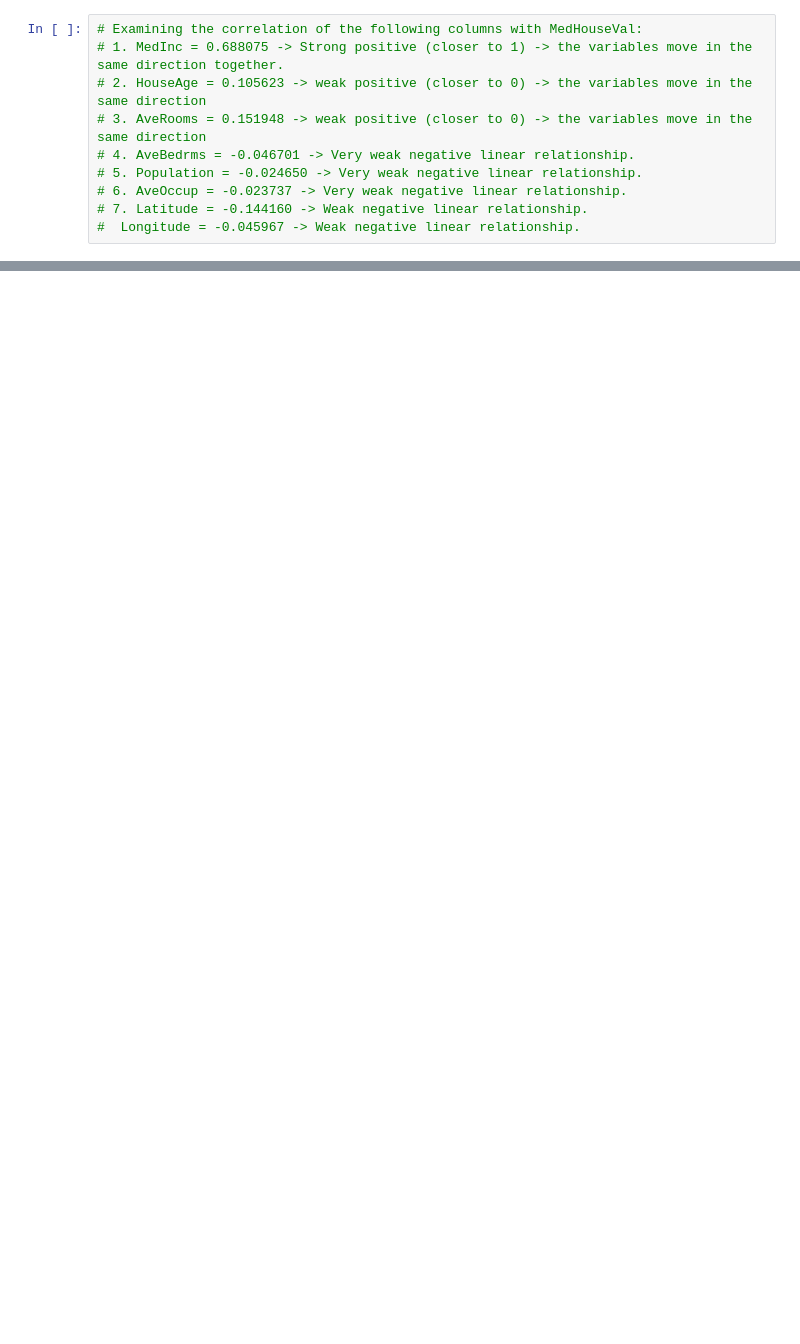
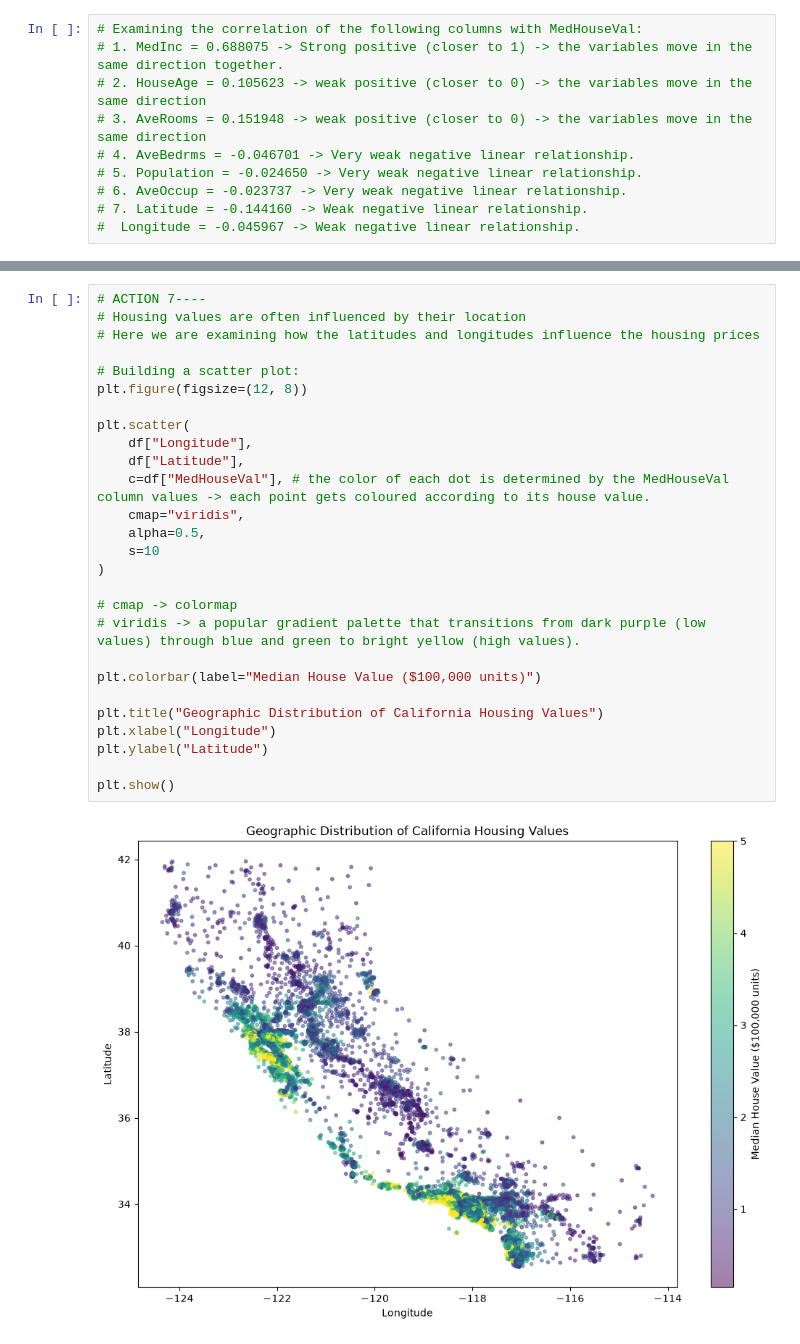
Before and after one commit to aaliya0704/House-Price-Predictor, a Jupyter notebook: house_price_predictor.ipynb, the cells around one changed output, grey strips where cells are left out. Saved outputs shown, nothing was run; the diff lists cells and outputs as text; blank space fills up the shorter version.

```diff
--- a/house_price_predictor.ipynb
+++ b/house_price_predictor.ipynb
@@ -306,0 +335,29 @@ correlation_matrix
+# %%
+# ACTION 7----
+# Housing values are often influenced by their location
+# Here we are examining how the latitudes and longitudes influence the housing prices
+
+# Building a scatter plot:
+plt.figure(figsize=(12, 8))
+
+plt.scatter(
+    df["Longitude"],
+    df["Latitude"],
+    c=df["MedHouseVal"], # the color of each dot is determined by the MedHouseVal column values -> each point gets coloured according to its house value.
+    cmap="viridis",
+    alpha=0.5,
+    s=10
+)
+
+# cmap -> colormap
+# viridis -> a popular gradient palette that transitions from dark purple (low values) through blue and green to bright yellow (high values).
+
+plt.colorbar(label="Median House Value ($100,000 units)")
+
+plt.title("Geographic Distribution of California Housing Values")
+plt.xlabel("Longitude")
+plt.ylabel("Latitude")
+
+plt.show()
+# %% [output]
+[figure, added]
```
Also changed, not shown: parts of 6 cells of this notebook.
